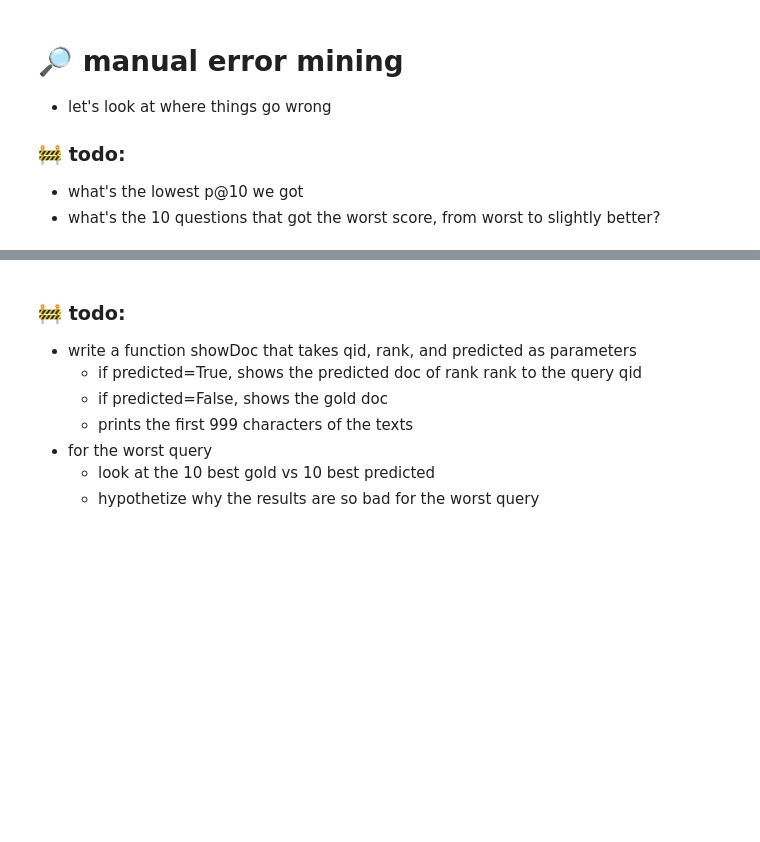
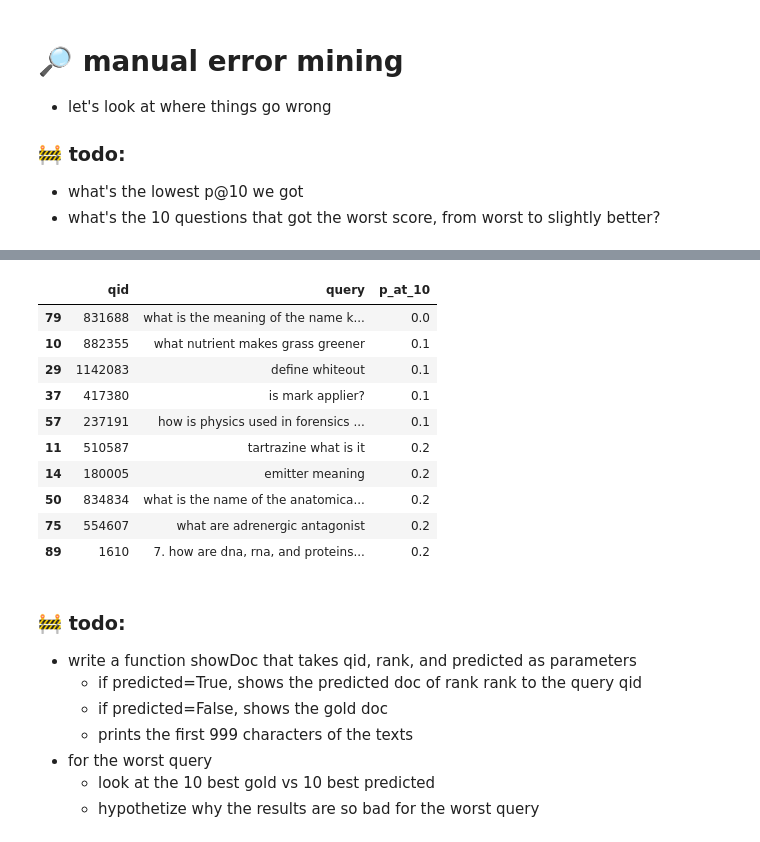
Before and after one commit to Coperr/information-retrieval, a Jupyter notebook: notebook3.ipynb, the cells around one changed output, grey strips where cells are left out. Drawn from its saved outputs; the diff is of its cells as text; code cells hidden in the pictures; blank space fills up the shorter version.

```diff
--- a/notebook3.ipynb
+++ b/notebook3.ipynb
@@ -105,7 +184,7 @@ def pAt10Bm25(qid):
     tquery = queries[queries.qid==qid]['query'].apply(vectorizer.build_analyzer())
     doc_scores = bm25.get_scores(tquery.tolist()[0])
     pred10i = np.argpartition(doc_scores, -10)[-10:]
-    intersection = np.intersect1d(docs.loc[pred10i].docid,gold[gold.qid==qid].docid)
+    intersection = np.intersect1d(docs.iloc[pred10i].docid,gold[gold.qid==qid].docid)
     return len(intersection)/10
 # %%
 bm25 = BM25Okapi(tokenized_corpus)
@@ -122,0 +202,3 @@ bm25results.mean()
+# %%
+worst10bm25 = bm25results.nsmallest(10)
+worst10bm25
@@ -128,3 +249,17 @@ training_queries.loc[worst10bm25i]
+# %%
+training_queries.loc[worst10bm25.index].assign(p_at_10=worst10bm25.values)
+# %% [output]
+|  | qid | query | p_at_10 |
+| 79 | 831688 | what is the meaning of the name k... | 0.0 |
+| 10 | 882355 | what nutrient makes grass greener | 0.1 |
+| 29 | 1142083 | define whiteout | 0.1 |
+| 37 | 417380 | is mark applier? | 0.1 |
+| 57 | 237191 | how is physics used in forensics ... | 0.1 |
+| 11 | 510587 | tartrazine what is it | 0.2 |
+| 14 | 180005 | emitter meaning | 0.2 |
+| 50 | 834834 | what is the name of the anatomica... | 0.2 |
+| 75 | 554607 | what are adrenergic antagonist | 0.2 |
+| 89 | 1610 | 7. how are dna, rna, and proteins... | 0.2 |
 # %% [markdown]
 ### 🚧 todo:
 - write a function showDoc that takes qid, rank, and predicted as parameters
```
Also changed, not shown: parts of 15 cells of this notebook.
